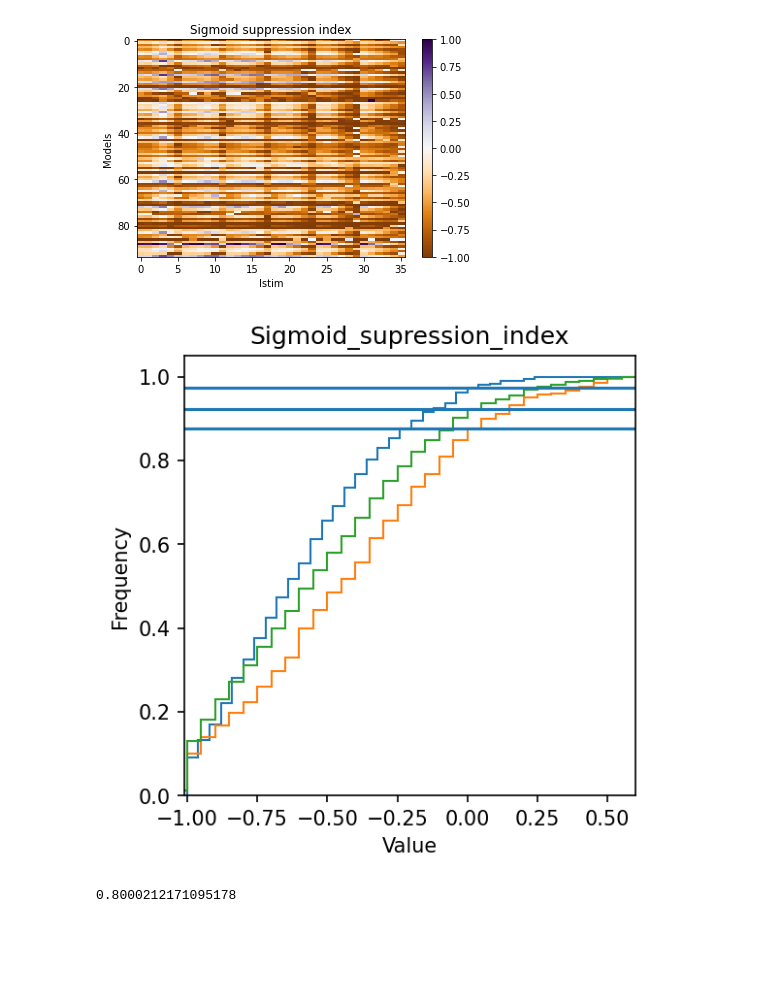
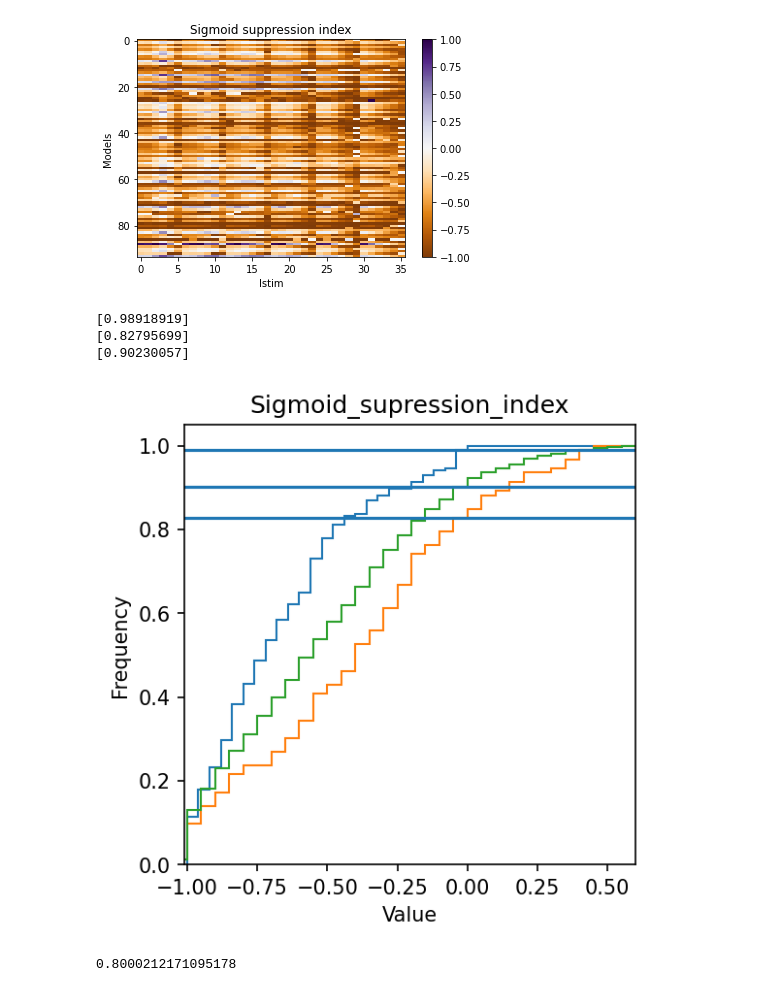
Before and after one commit to anitsoga/mossing_paper_code, a Jupyter notebook: simulation/Agos_Code/Figure_6.ipynb, the cells around one changed output. Drawn from its saved outputs; the diff is of its cells as text; code cells hidden in the pictures; blank space fills up the shorter version.

Commit message:
sup. index and midline hists paper

```diff
--- a/simulation/Agos_Code/Figure_6.ipynb
+++ b/simulation/Agos_Code/Figure_6.ipynb
@@ -507,38 +508,43 @@ plt.show()
 # %%
 
 
 
 # Create a figure and axis
 fig, ax = plt.subplots(figsize=(4,4),dpi=150)
 
 
 # Plot the staircase-like histogram
-hist, edges, dummy = plt.hist(sigmoid_supression_index[:,30:,0].flatten(), bins=np.arange(-1, 0.7, 0.04),density=True,cumulative=True,histtype='step')
+hist, edges, dummy = plt.hist(sigmoid_supression_index[:,34:,0].flatten(), bins=np.arange(-1, 1, 0.04),density=True,cumulative=True,histtype='step')
 zero_val,=np.where(np.abs(edges)<0.0001)
-ax.axhline(hist[zero_val])
-
-hist, edges, dummy = plt.hist(sigmoid_supression_index[:,:5,0].flatten(), bins=np.arange(-1.1, 0.7, 0.05),density=True,cumulative=True,histtype='step')
+ax.axhline(hist[zero_val-1])
+print(hist[zero_val-1])
+hist, edges, dummy = plt.hist(sigmoid_supression_index[:,2:3,0].flatten(), bins=np.arange(-1.1, 1, 0.05),density=True,cumulative=True,histtype='step')
 zero_val,=np.where(np.abs(edges)<0.0001)
-ax.axhline(hist[zero_val])
+print(hist[zero_val-1])
+ax.axhline(hist[zero_val-1])
 hist, edges, dummy = plt.hist(sigmoid_supression_index[:,:,0].flatten(), bins=np.arange(-1.1, 0.7, 0.05),density=True,cumulative=True,histtype='step')
 zero_val,=np.where(np.abs(edges)<0.0001)
-ax.axhline(hist[zero_val])
+ax.axhline(hist[zero_val-1])
+print(hist[zero_val-1])
 
 
 
 # Add labels and title
 ax.set_xlabel('Value')
 ax.set_ylabel('Frequency')
 ax.set_title('Sigmoid_supression_index')
 ax.set_xlim([-1.01,0.6])
 
 # Save the figure as a PDF
 plt.savefig('staircase_histogram_sigmoid_supression_index.pdf', format='pdf')
 
 # Show the plot (optional)
 plt.show()
 # %% [output]
+[0.98918919]
+[0.82795699]
+[0.90230057]
-[figure, old version]
+[figure, new version]
 # %%
 taf=two_asymptote_fn(x,*params[n_models,istim,0,:])
 # %%
```
Also changed, not shown: parts of 3 cells of this notebook, 3 other files.
